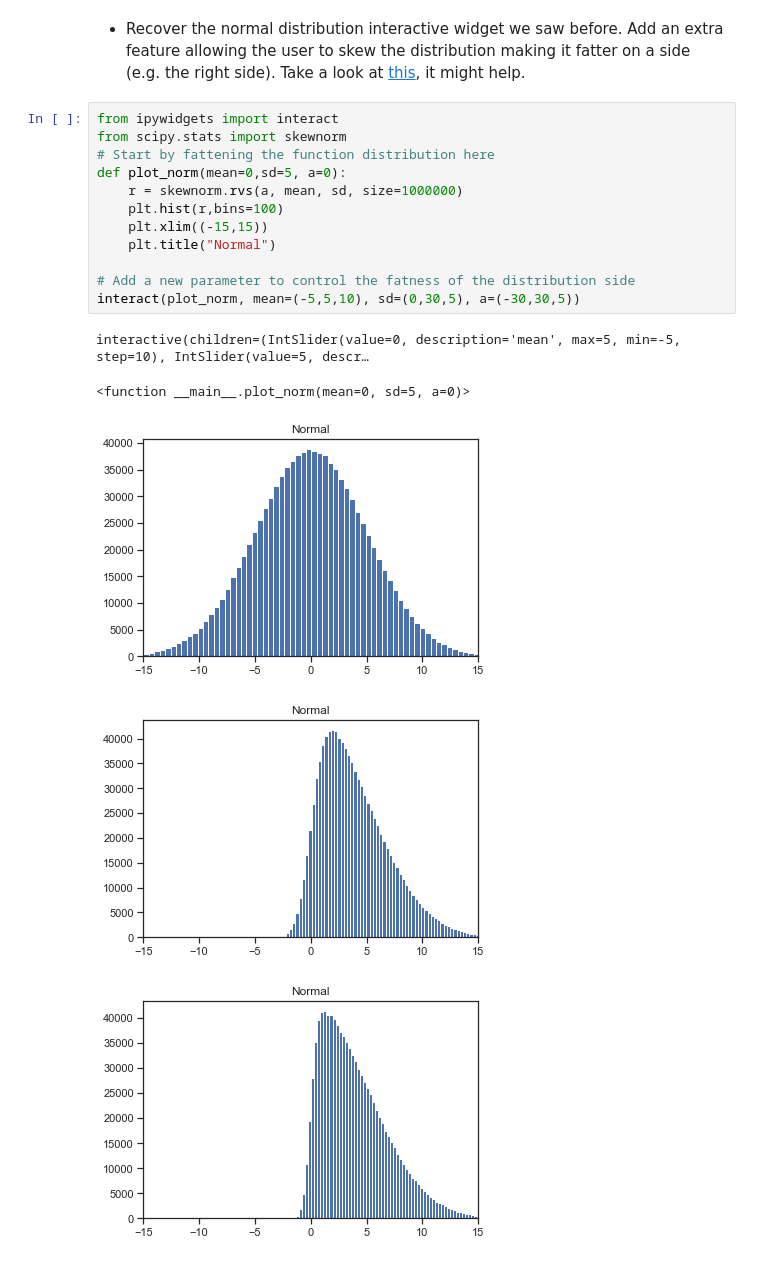
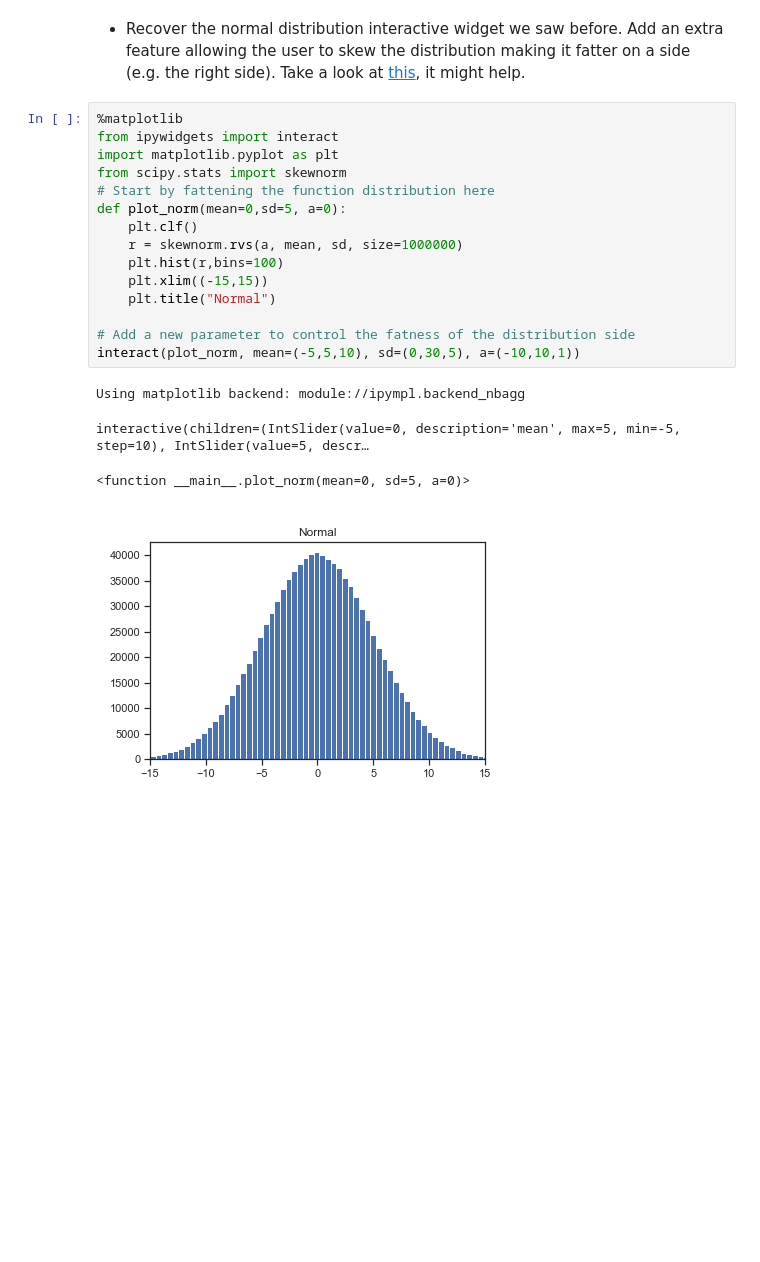
Before and after one commit to eg10yx/2021, a Jupyter notebook: Tutorials/00 - Intro to Tools/Intro to Jupyter Notebooks.ipynb, the cells around one changed output. Saved outputs shown, nothing was run; the diff lists cells and outputs as text; blank space fills up the shorter version.

```diff
--- a/Tutorials/00 - Intro to Tools/Intro to Jupyter Notebooks.ipynb
+++ b/Tutorials/00 - Intro to Tools/Intro to Jupyter Notebooks.ipynb
@@ -428,20 +428,22 @@ for i in range(1,20):
 # %% [markdown]
 * Recover the normal distribution interactive widget we saw before. Add an extra feature allowing the user to skew the distribution making it fatter on a side (e.g. the right side). Take a look at [this](https://docs.scipy.org/doc/scipy/reference/generated/scipy.stats.skewnorm.html), it might help.
 # %%
+%matplotlib
 from ipywidgets import interact
+import matplotlib.pyplot as plt
 from scipy.stats import skewnorm
 # Start by fattening the function distribution here
 def plot_norm(mean=0,sd=5, a=0):
+    plt.clf()
     r = skewnorm.rvs(a, mean, sd, size=1000000)
     plt.hist(r,bins=100)
     plt.xlim((-15,15))
     plt.title("Normal")
 
 # Add a new parameter to control the fatness of the distribution side
-interact(plot_norm, mean=(-5,5,10), sd=(0,30,5), a=(-30,30,5))
+interact(plot_norm, mean=(-5,5,10), sd=(0,30,5), a=(-10,10,1))
 # %% [output]
-interactive(children=(IntSlider(value=0, description='mean', max=5, min=-5, step=10), IntSlider(value=5, descr…
+Using matplotlib backend: module://ipympl.backend_nbagg
-<function __main__.plot_norm(mean=0, sd=5, a=0)>
+interactive(children=(IntSlider(value=0, description='mean', max=5, min=-5, step=10), IntSlider(value=5, descr…
+<function __main__.plot_norm(mean=0, sd=5, a=0)>
-[figure, old version]
+[figure, new version]
-[figure, removed]
-[figure, removed]
```
Also changed, not shown: parts of 5 cells of this notebook.
